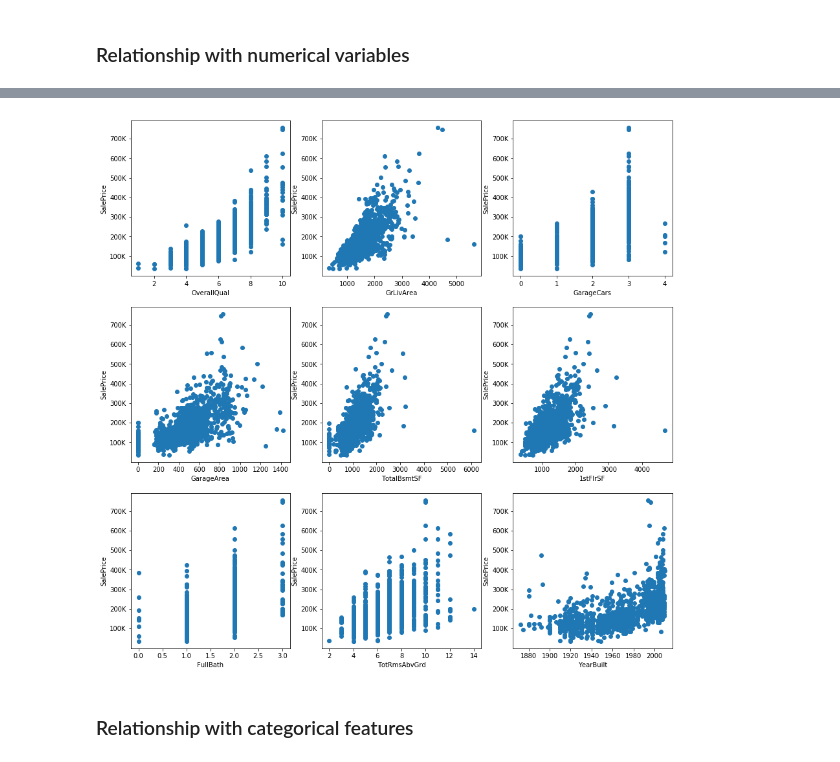
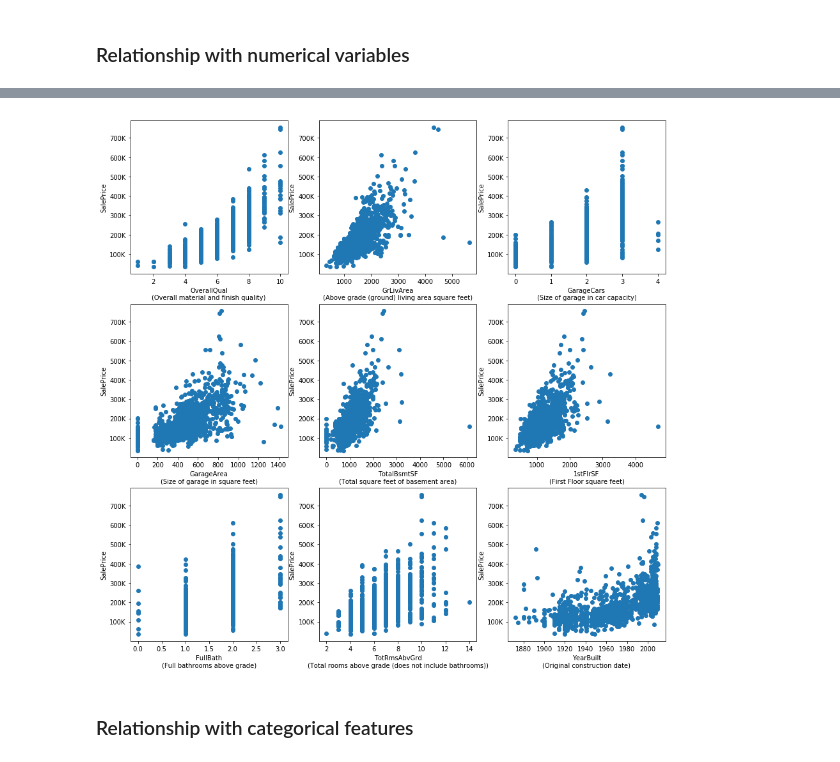
Before and after one commit to galiph/ExploratoryDataAnalysis_with_Python, a Jupyter notebook: 02_House Prices_EDA.ipynb, the cells around one changed output, grey strips where cells are left out. Cells and saved outputs as stored; diff of their text form; code cells hidden in the pictures.

```diff
--- a/02_House Prices_EDA.ipynb
+++ b/02_House Prices_EDA.ipynb
@@ -104,14 +225,14 @@ categoricel_features
 # %%
 plt.figure(figsize=(15,15))
 for i, feature in enumerate(corr_list):
     plt.subplot(3,3,i+1)
     plt.scatter(houses_df[feature], houses_df["SalePrice"])
-    plt.xlabel(feature)
+    plt.xlabel((feature + "\n(" + feature_desc[feature] + ")"))
     plt.yticks(np.arange(1e5, 8e5, step=1e5), ['100K', '200K', '300K', '400K',
                                                '500K', '600K', '700K', ])
     plt.ylabel("SalePrice")
 # %% [output]
-[figure, old version]
+[figure, new version]
 # %% [markdown]
 ### Relationship with categorical features
 # %%
```
Also changed, not shown: parts of 39 cells of this notebook.
